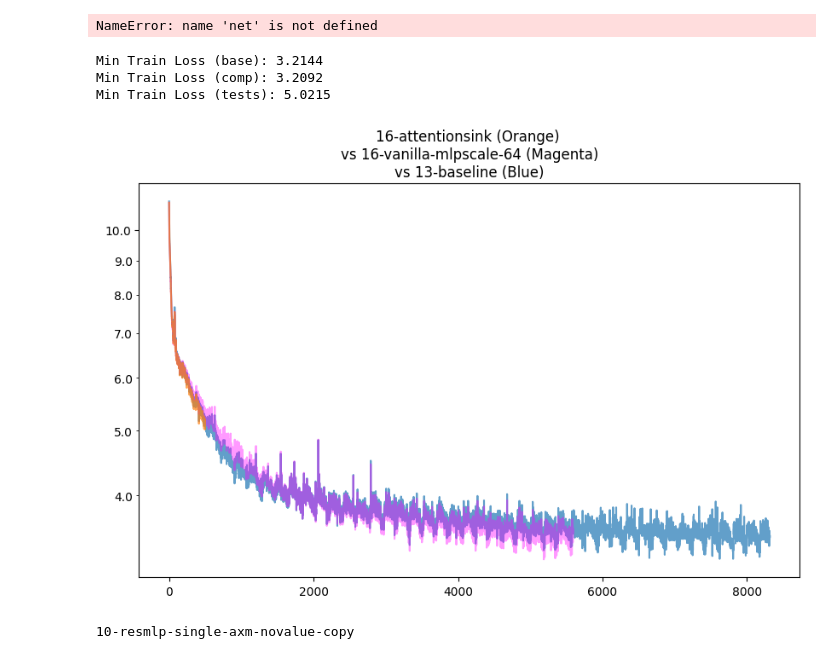
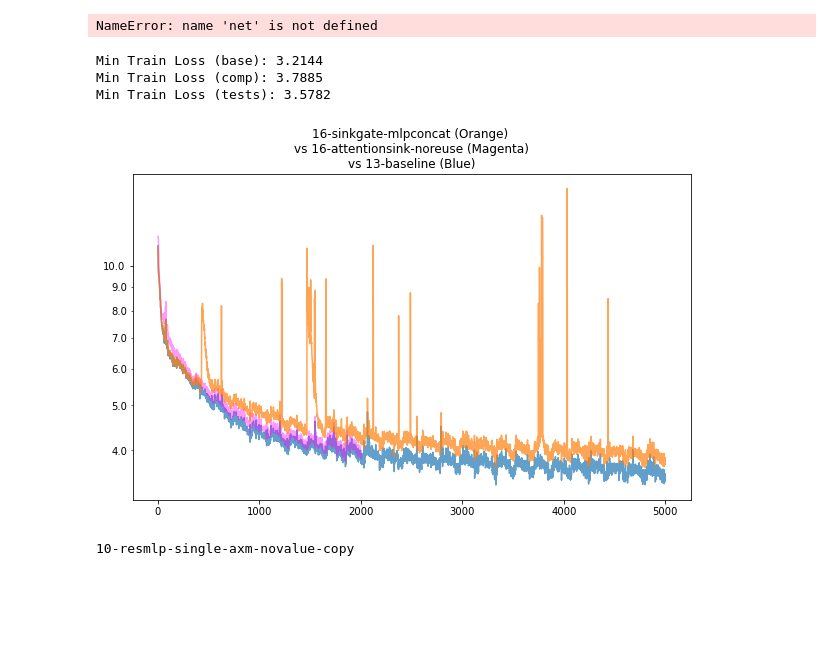
Before and after one commit to Vervious/gpt, a Jupyter notebook: play.ipynb, the cells around one changed output. Drawn from its saved outputs; the diff is of its cells as text; code cells hidden in the pictures; blank space fills up the shorter version.

```diff
--- a/play.ipynb
+++ b/play.ipynb
@@ -259,11 +259,12 @@ def gen_points(filename):
     return streams_xy
 
 # testname = "7-test-2"
-testname = "16-attentionsink"
+testname = "16-sinkgate-mlpconcat"
+# testname = "16-attentionsink-noreuse-efficientresw"
 # thirdname = "13-complicated-2"
-thirdname = "16-vanilla-mlpscale-64"
+# thirdname = "16-vanilla-mlpscale-64"
 # thirdname = "14-mlpmatrix-moreinner"
-# thirdname = "16-principle-6"
+thirdname = "16-attentionsink-noreuse"
 # thirdname = "16-principle-1"
 # thirdname = "10-resmlp-single-attnxmlp"
 # basename = "0-base"
@@ -277,37 +278,37 @@ streams_xy_comp = gen_points(f"log-ben/{thirdname}-log.txt")
 # create figure
 plt.figure(figsize=(10, 6))
 
 
 LEFT = 0
-RIGHT = 1000
+RIGHT = 10000
 
 xs, ys = streams_xy_0["train"] # training loss
 ys = np.array(ys)
 plt.plot(xs[LEFT:RIGHT], ys[LEFT:RIGHT], label=f'nanogpt ({sz}) train loss base', alpha=0.7)
 print("Min Train Loss (base):", min(ys))
 
 xs, ys = streams_xy_comp["train"] # training loss
 ys = np.array(ys)
 plt.plot(xs[LEFT:RIGHT], ys[LEFT:RIGHT], label=f'nanogpt ({sz}) train loss test', alpha=0.4, color='magenta')
 print("Min Train Loss (comp):", min(ys))
 
 xs, ys = streams_xy_test["train"] # training loss
 ys = np.array(ys)
 plt.plot(xs[LEFT:RIGHT], ys[LEFT:RIGHT], label=f'nanogpt ({sz}) train loss test', alpha=0.7)
 print("Min Train Loss (tests):", min(ys))
 plt.title(f"{testname} (Orange) \nvs {thirdname} (Magenta)\nvs {basename} (Blue)")
 
 plt.yscale('log',base=10)
 
 plt.gca().yaxis.set_major_formatter(FormatStrFormatter('%.1f'))  # Decimal format for major ticks
 plt.gca().yaxis.set_minor_formatter(FormatStrFormatter('%.1f'))  # Optional: Minor ticks decimal format
 
 plt.savefig(f"img/{testname}.jpg")
 # %% [output]
 Min Train Loss (base): 3.2144
-Min Train Loss (comp): 3.2092
-Min Train Loss (tests): 5.0215
+Min Train Loss (comp): 3.7885
+Min Train Loss (tests): 3.5782
-[figure, old version]
+[figure, new version]
 # %%
 import ast
 import numpy as np
```
Also changed, not shown: 17 other files.
